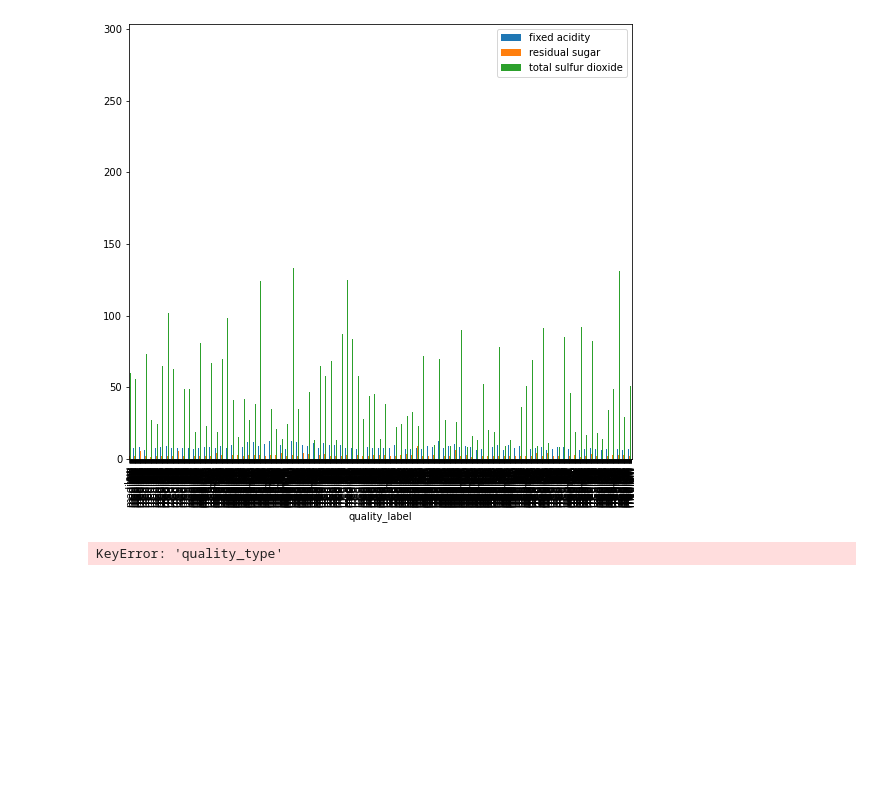
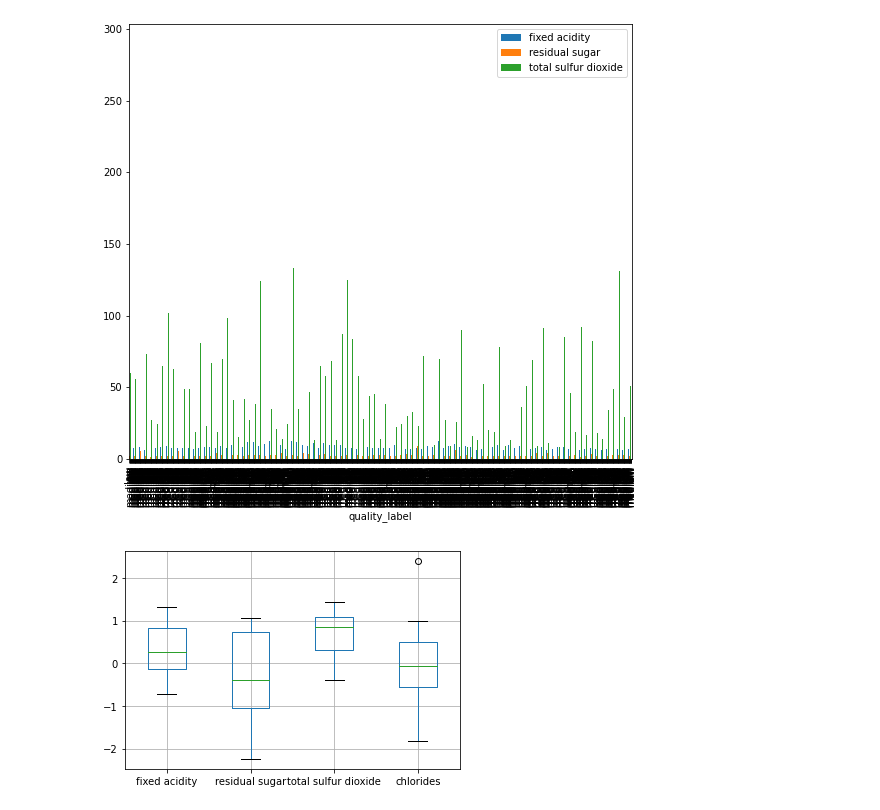
Before and after one commit to Anitagg1/Phyton-Workshop, a Jupyter notebook: Wine Project.ipynb, the cells around one changed output. Cells and saved outputs as stored; diff of their text form; code cells hidden in the pictures; blank space fills up the shorter version.

```diff
--- a/Wine Project.ipynb
+++ b/Wine Project.ipynb
@@ -336,7 +338,10 @@ red_wine.plot(x= 'quality_label', y=["fixed acidity", "residual sugar", "total s
 plt.show()
 # %% [output]
 [figure]
-# %%
-wines.groupby(['quality_type']).count().plot(ax=ax)
-# %% [output]
-KeyError: 'quality_type'
+# %%
+np.random.seed(1234)
+new = red_wine = pd.DataFrame(np.random.randn(10,4),
+                  columns=['fixed acidity', 'residual sugar', 'total sulfur dioxide', 'chlorides'])
+boxplot = red_wine.boxplot(column=['fixed acidity', 'residual sugar', 'total sulfur dioxide', 'chlorides'])
+# %% [output]
+[figure, added]
```
Also changed, not shown: parts of 12 cells of this notebook.
